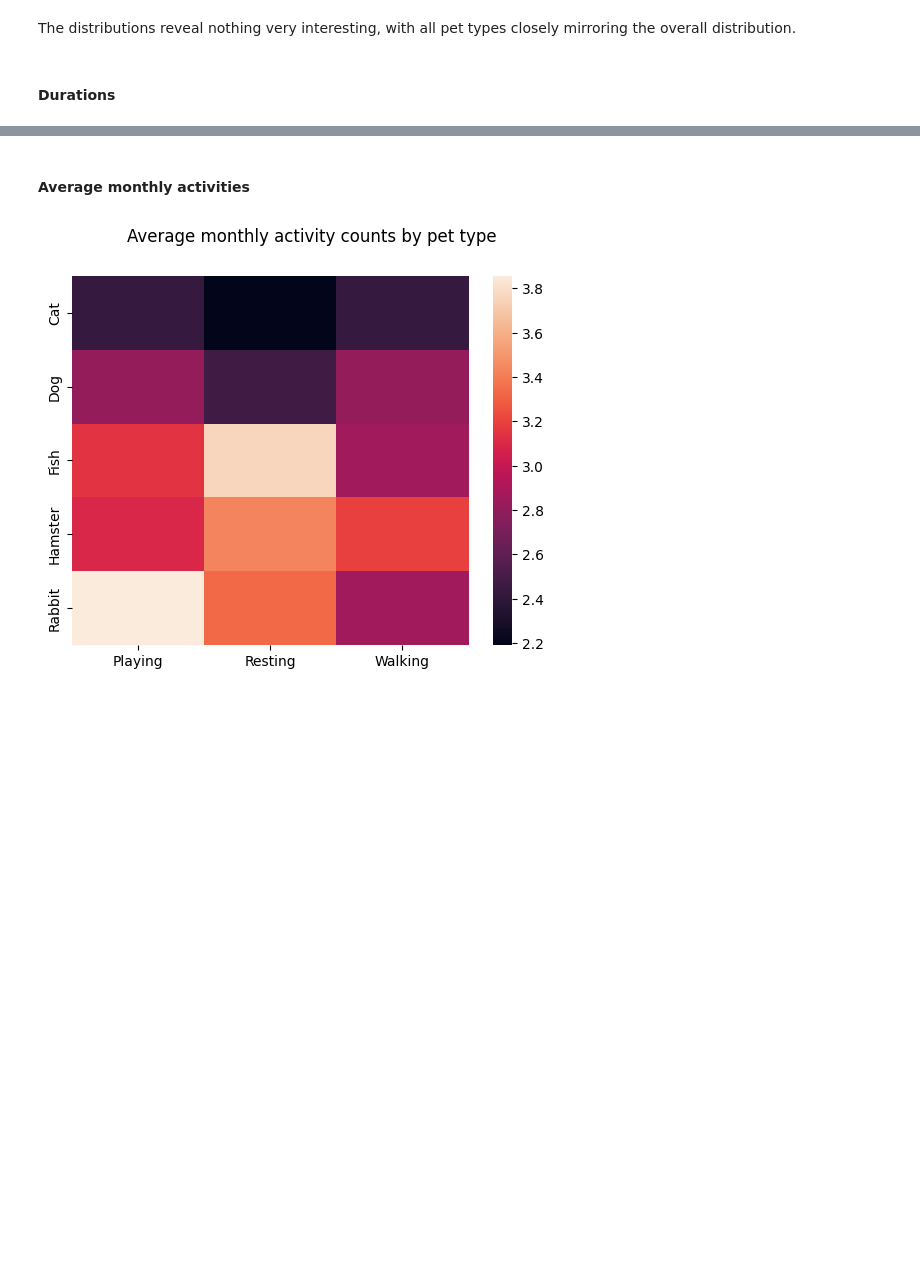
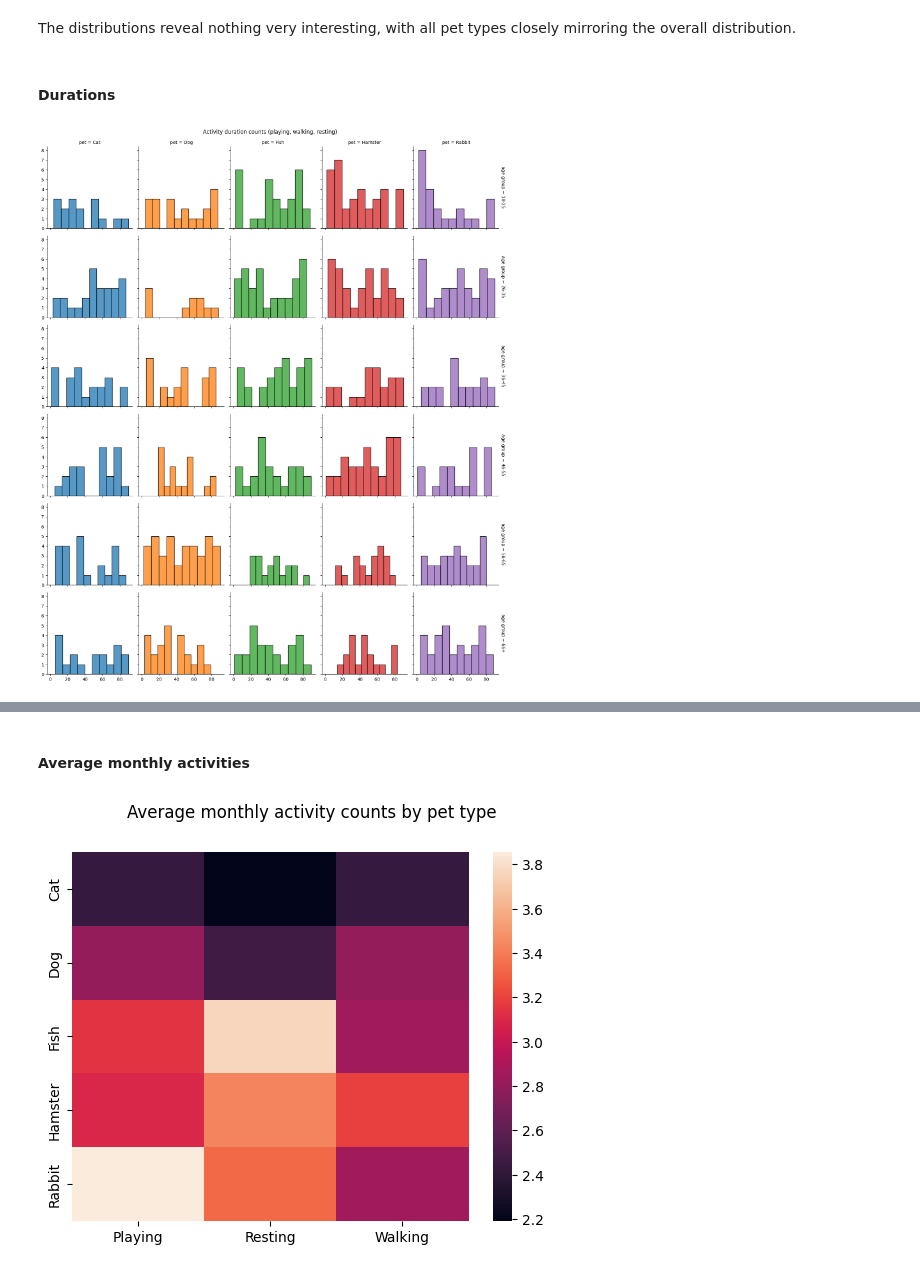
Before and after one commit to kozmik-moore/pet-software-developer-pipeline, a Jupyter notebook: code/notebook.ipynb, the cells around one changed output, grey strips where cells are left out. Saved outputs shown, nothing was run; the diff lists cells and outputs as text; code cells hidden in the pictures; blank space fills up the shorter version.

Commit message:
Added functions and analysis for visualizing duration data.

```diff
--- a/code/notebook.ipynb
+++ b/code/notebook.ipynb
@@ -206,3 +206,7 @@ Some questions arise from this visualization:
 -->
 # %% [markdown]
 #### Durations
+# %%
+visuals.activities_duration_counts_grid(cleaned)
+# %% [output]
+[figure, added]
```
Also changed, not shown: parts of 4 cells of this notebook, 1 other file.
